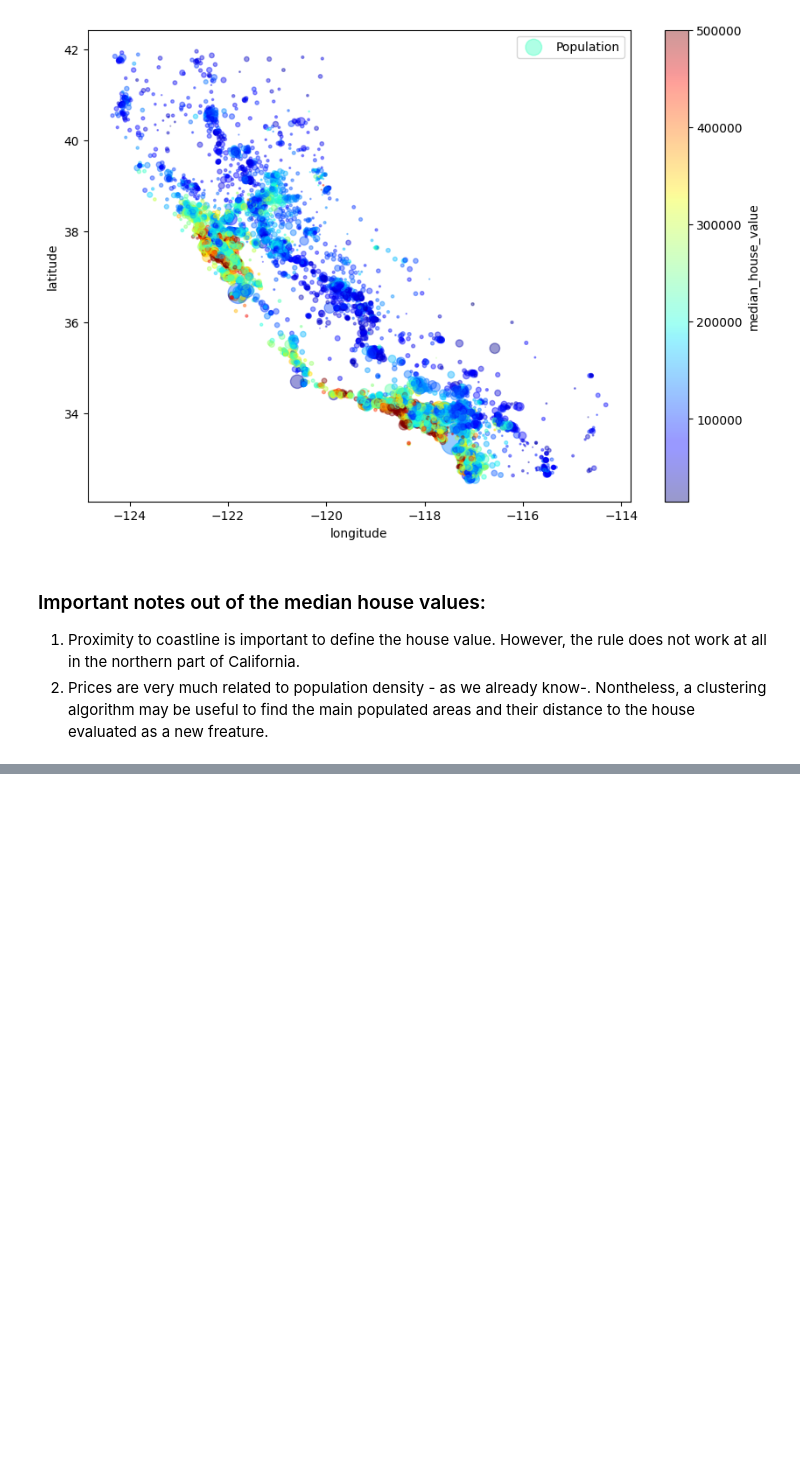
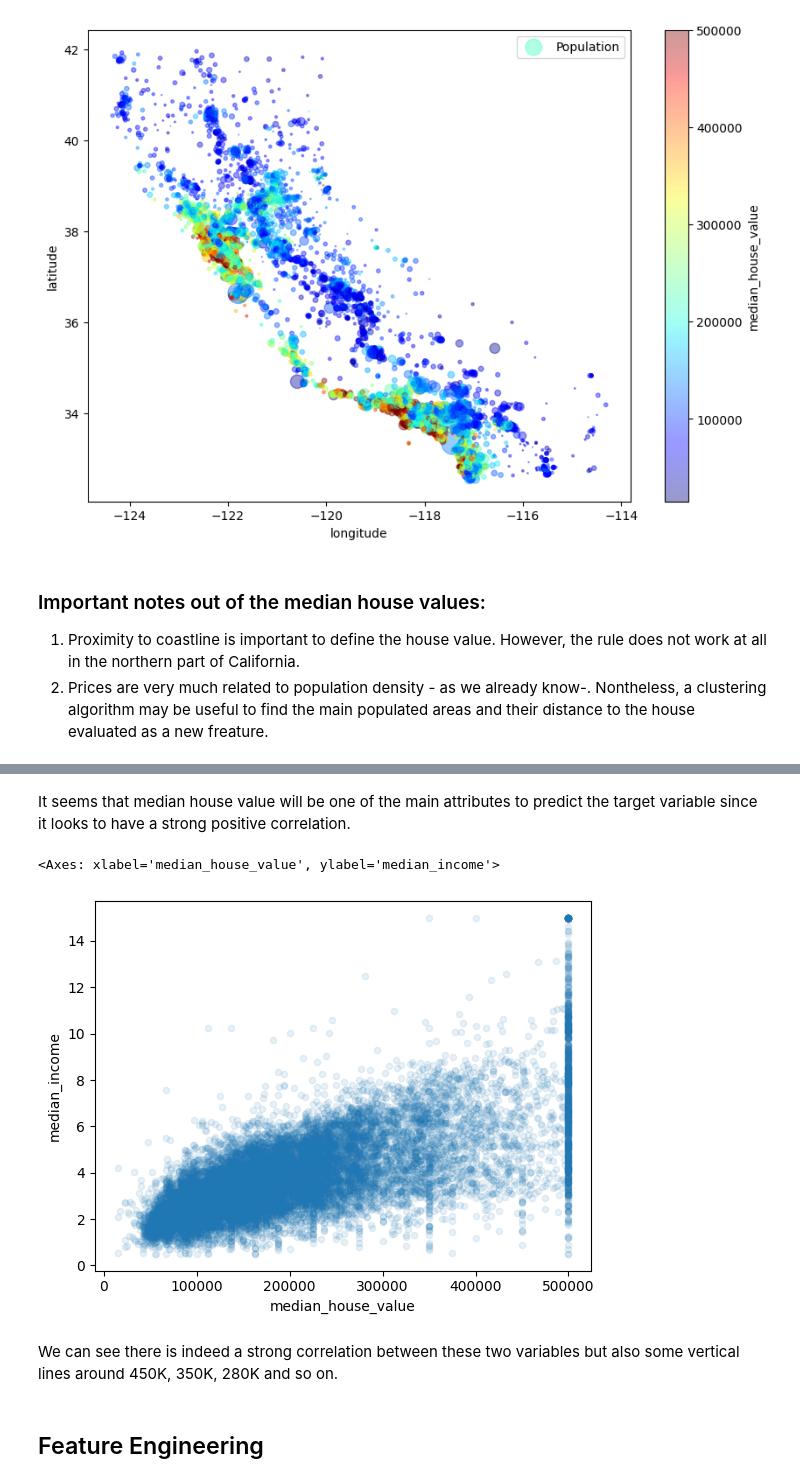
Before and after one commit to Mateocontrerass/data_projects, a Jupyter notebook: Predicting_house_prices/notebook.ipynb, the cells around one changed output, grey strips where cells are left out. Cells and saved outputs as stored; diff of their text form; code cells hidden in the pictures; blank space fills up the shorter version.

```diff
--- a/Predicting_house_prices/notebook.ipynb
+++ b/Predicting_house_prices/notebook.ipynb
@@ -237,0 +259,11 @@ mp.legend()
+# %% [markdown]
+It seems that median house value will be one of the main attributes to predict the target variable since it looks to have a strong positive correlation.
+# %%
+housing_t.plot(x="median_house_value",y="median_income",kind="scatter",alpha=0.1)
+# %% [output]
+<Axes: xlabel='median_house_value', ylabel='median_income'>
+[figure, added]
+# %% [markdown]
+We can see there is indeed a strong correlation between these two variables but also some vertical lines around 450K, 350K, 280K and so on.
+# %% [markdown]
+## Feature Engineering
```
Also changed, not shown: parts of 11 cells of this notebook.
